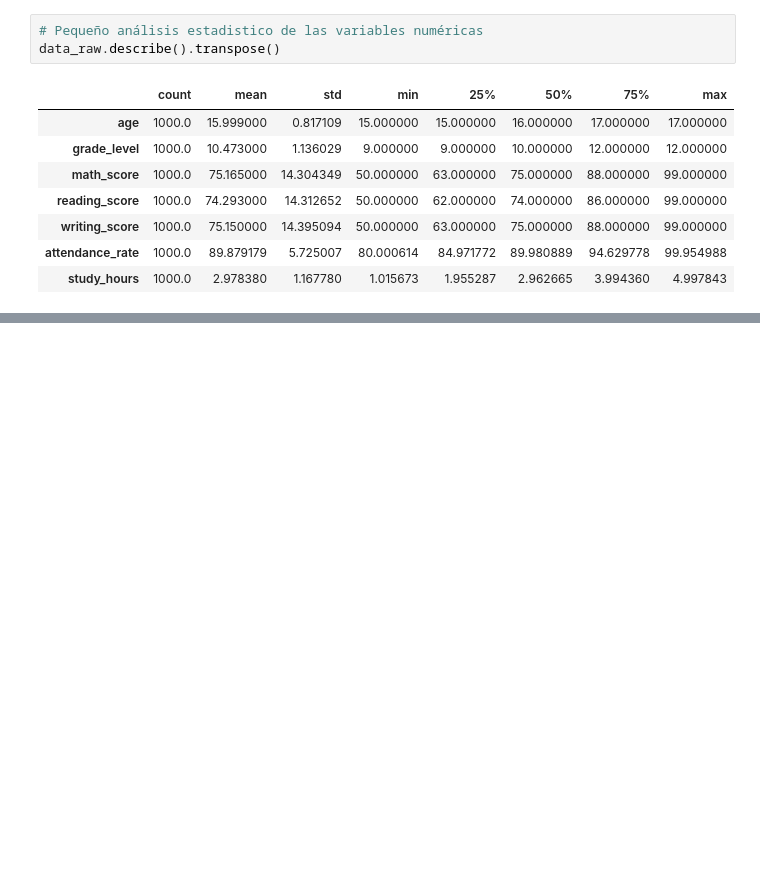
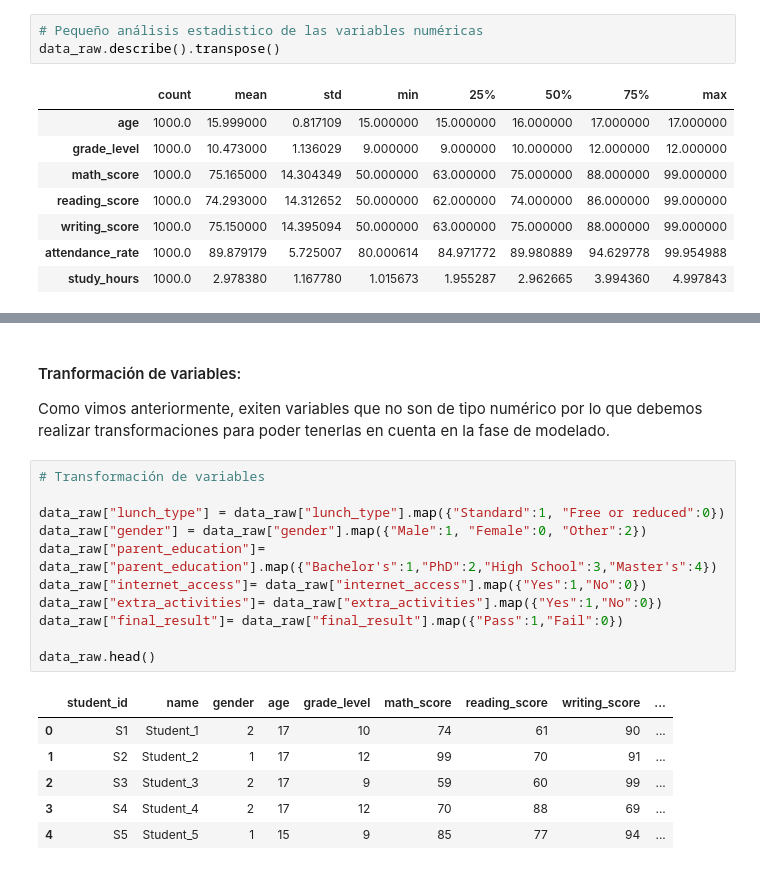
Before and after one commit to DDRM22/Proyectos, a Jupyter notebook: 2025/Evaluación desempeño educativo/Evaluación_Desempeño.ipynb, the cells around one changed output, grey strips where cells are left out. Cells and saved outputs as stored; diff of their text form; blank space fills up the shorter version.

```diff
--- a/2025/Evaluación desempeño educativo/Evaluación_Desempeño.ipynb
+++ b/2025/Evaluación desempeño educativo/Evaluación_Desempeño.ipynb
@@ -110,0 +128,22 @@ data_raw.describe().transpose()
+# %% [markdown]
+#### Tranformación de variables:
+
+Como vimos anteriormente, exiten variables que no son de tipo numérico por lo que debemos realizar transformaciones para poder tenerlas en cuenta en la fase de modelado.
+# %%
+# Transformación de variables
+
+data_raw["lunch_type"] = data_raw["lunch_type"].map({"Standard":1, "Free or reduced":0})
+data_raw["gender"] = data_raw["gender"].map({"Male":1, "Female":0, "Other":2})
+data_raw["parent_education"]= data_raw["parent_education"].map({"Bachelor's":1,"PhD":2,"High School":3,"Master's":4})
+data_raw["internet_access"]= data_raw["internet_access"].map({"Yes":1,"No":0})
+data_raw["extra_activities"]= data_raw["extra_activities"].map({"Yes":1,"No":0})
+data_raw["final_result"]= data_raw["final_result"].map({"Pass":1,"Fail":0})
+
+data_raw.head()
+# %% [output]
+|  | student_id | name | gender | age | grade_level | math_score | reading_score | writing_score | ... |
+| 0 | S1 | Student_1 | 2 | 17 | 10 | 74 | 61 | 90 | ... |
+| 1 | S2 | Student_2 | 1 | 17 | 12 | 99 | 70 | 91 | ... |
+| 2 | S3 | Student_3 | 2 | 17 | 9 | 59 | 60 | 99 | ... |
+| 3 | S4 | Student_4 | 2 | 17 | 12 | 70 | 88 | 69 | ... |
+| 4 | S5 | Student_5 | 1 | 15 | 9 | 85 | 77 | 94 | ... |
```
Also changed, not shown: parts of 12 cells of this notebook.
